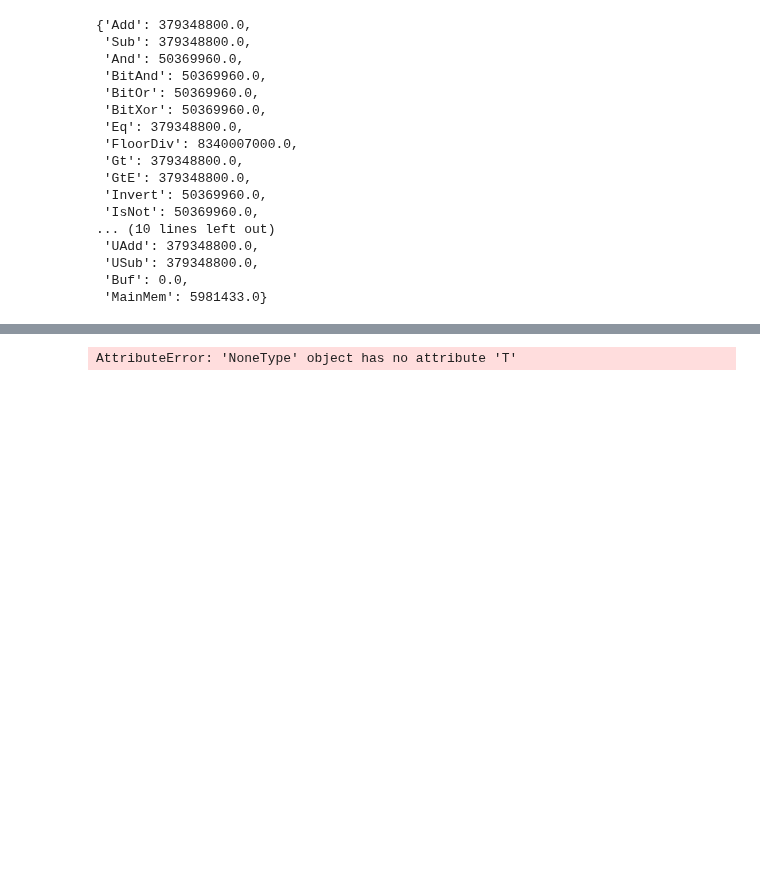
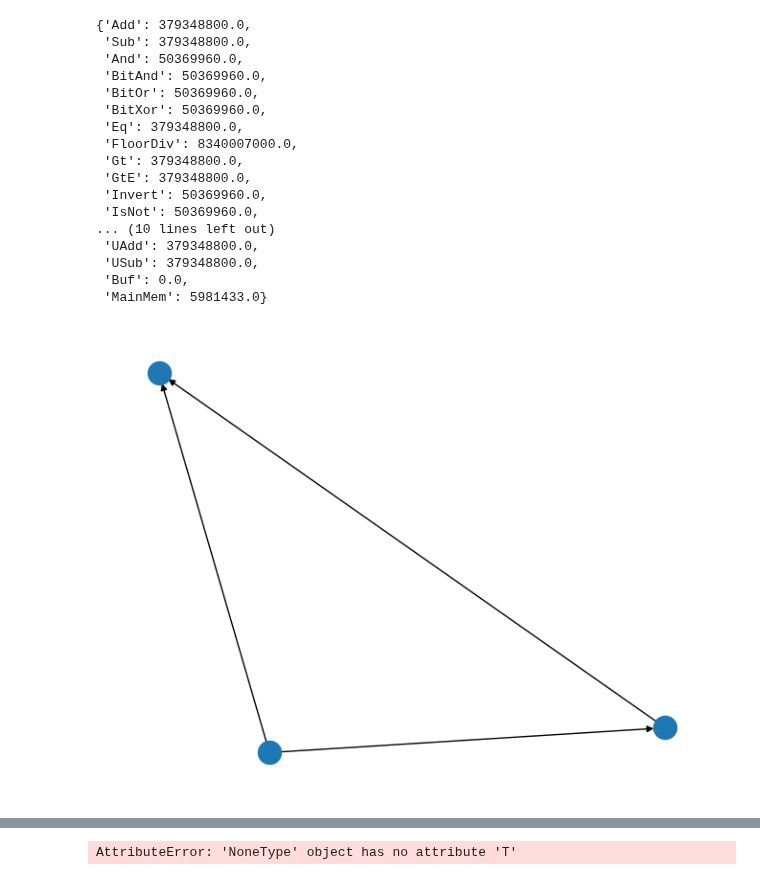
Before and after one commit to tathagatasrimani/codesign, a Jupyter notebook: src/testingWireLengths.ipynb, the cells around one changed output, grey strips where cells are left out. Saved outputs shown, nothing was run; the diff lists cells and outputs as text; code cells hidden in the pictures; blank space fills up the shorter version.

```diff
--- a/src/testingWireLengths.ipynb
+++ b/src/testingWireLengths.ipynb
@@ -124,3 +118,10 @@ hw.area
  'USub': 379348800.0,
  'Buf': 0.0,
  'MainMem': 5981433.0}
+# %%
+temp = nx.DiGraph()
+temp.add_nodes_from([(0, {"function": "Regs"}), (1, {"function": "Mult"}), (2, {"function": "Add"})])
+temp.add_edges_from({(0, 1), (1, 2), (0, 2)})
+nx.draw(temp)
+# %% [output]
+[figure, added]
```
Also changed, not shown: parts of 3 cells of this notebook.
